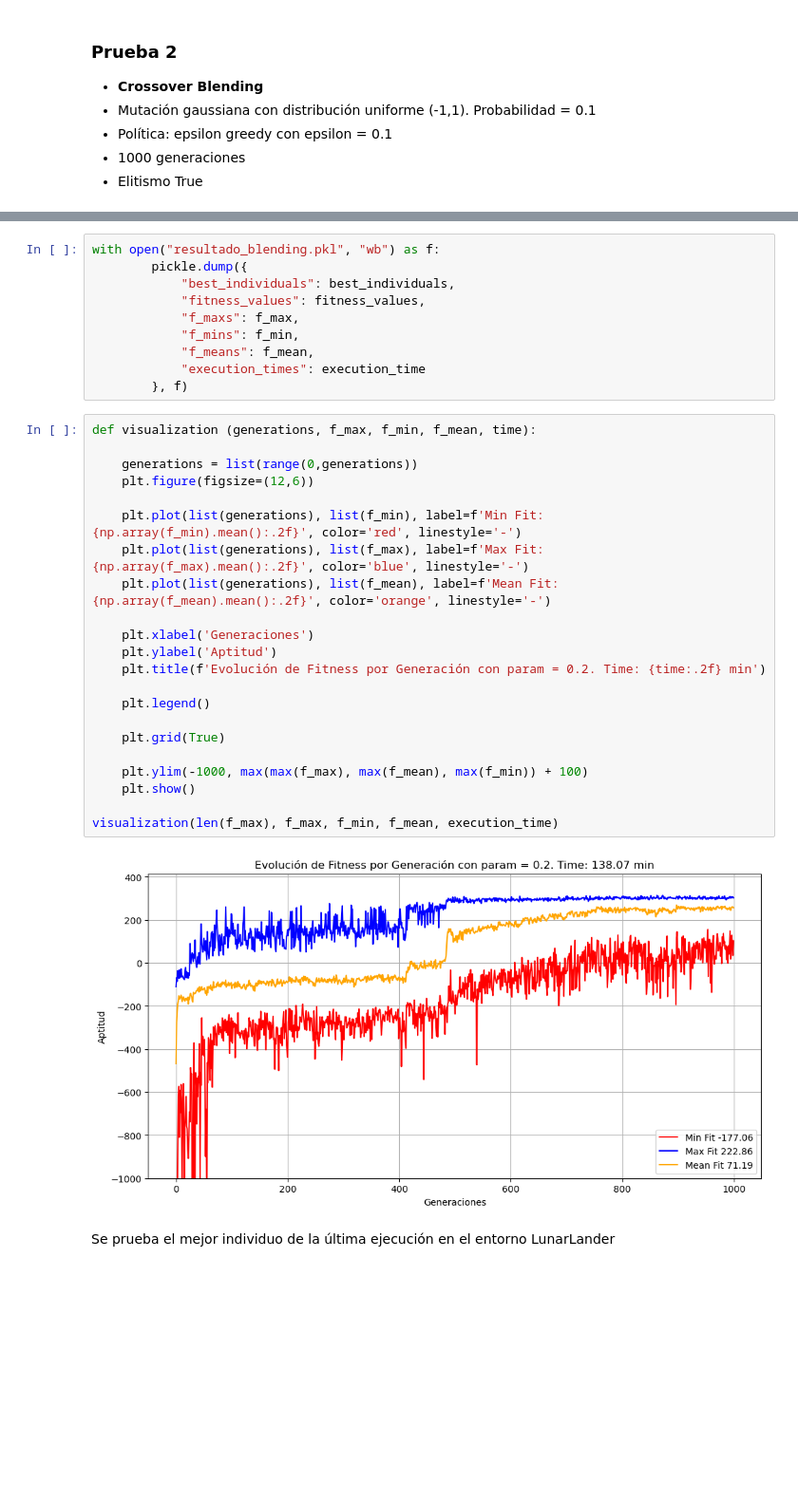
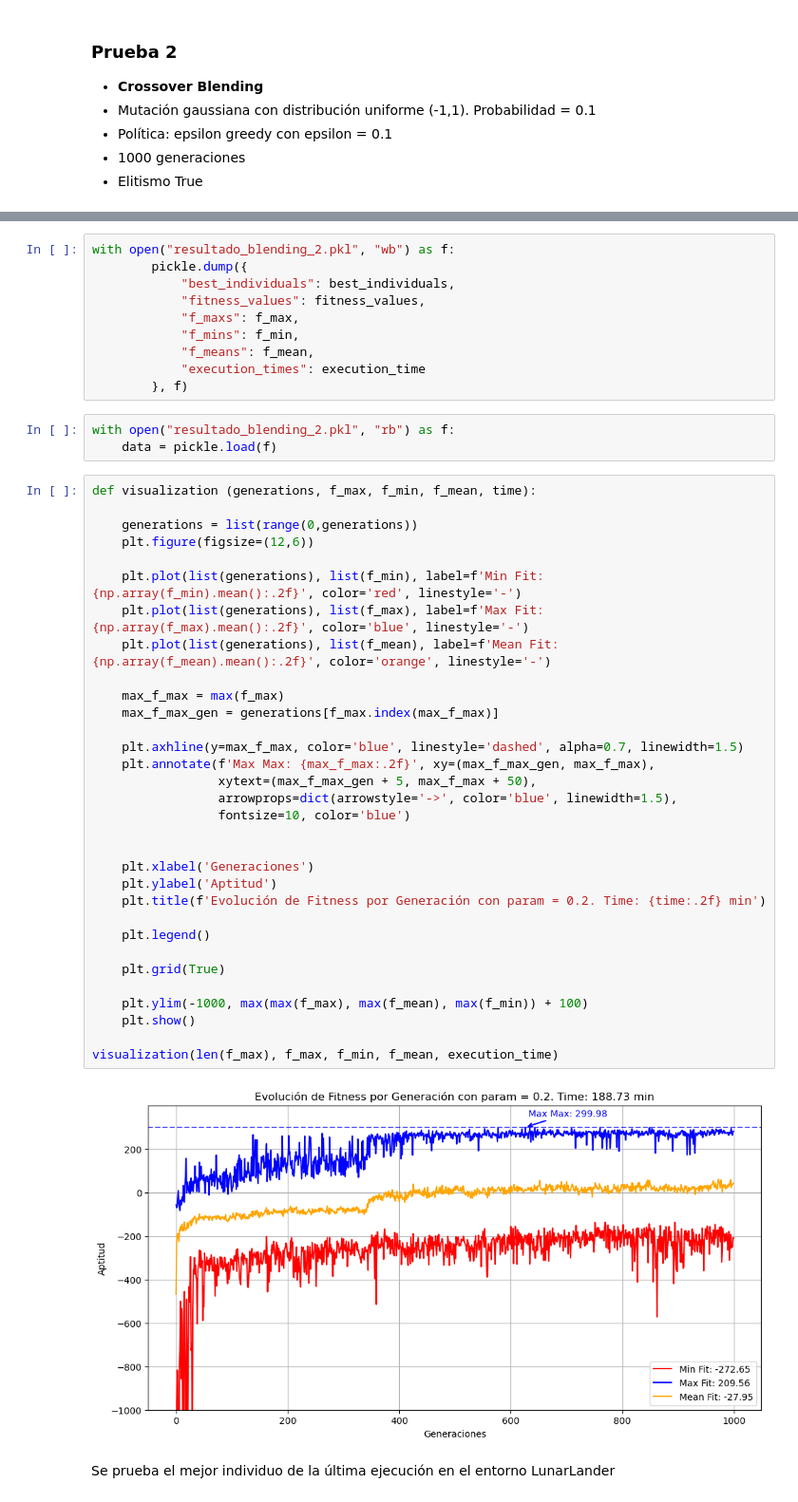
Before and after one commit to JorgeDC01/Reinforcement-Learning-GenerativeAI, a Jupyter notebook: Reinforcement_Learning/LunarLander.ipynb, the cells around one changed output, grey strips where cells are left out. Shown at 95% size. Cells and saved outputs as stored; diff of their text form; blank space fills up the shorter version.

```diff
--- a/Reinforcement_Learning/LunarLander.ipynb
+++ b/Reinforcement_Learning/LunarLander.ipynb
@@ -534,5 +540,5 @@ NameError: name 'visualization' is not defined
 # %%
-with open("resultado_blending.pkl", "wb") as f:
+with open("resultado_blending_2.pkl", "wb") as f:
         pickle.dump({
             "best_individuals": best_individuals,
             "fitness_values": fitness_values,
@@ -541,30 +547,43 @@ with open("resultado_blending.pkl", "wb") as f:
             "f_means": f_mean,
             "execution_times": execution_time
         }, f)
+# %%
+with open("resultado_blending_2.pkl", "rb") as f:
+    data = pickle.load(f)
 # %%
 def visualization (generations, f_max, f_min, f_mean, time):
 
     generations = list(range(0,generations))
     plt.figure(figsize=(12,6))
 
     plt.plot(list(generations), list(f_min), label=f'Min Fit: {np.array(f_min).mean():.2f}', color='red', linestyle='-')
     plt.plot(list(generations), list(f_max), label=f'Max Fit: {np.array(f_max).mean():.2f}', color='blue', linestyle='-')
     plt.plot(list(generations), list(f_mean), label=f'Mean Fit: {np.array(f_mean).mean():.2f}', color='orange', linestyle='-')
+
+    max_f_max = max(f_max)
+    max_f_max_gen = generations[f_max.index(max_f_max)]
+
+    plt.axhline(y=max_f_max, color='blue', linestyle='dashed', alpha=0.7, linewidth=1.5)
+    plt.annotate(f'Max Max: {max_f_max:.2f}', xy=(max_f_max_gen, max_f_max),
+                 xytext=(max_f_max_gen + 5, max_f_max + 50),
+                 arrowprops=dict(arrowstyle='->', color='blue', linewidth=1.5),
+                 fontsize=10, color='blue')
+
 
     plt.xlabel('Generaciones')
     plt.ylabel('Aptitud')
     plt.title(f'Evolución de Fitness por Generación con param = 0.2. Time: {time:.2f} min')
 
     plt.legend()
 
     plt.grid(True)
 
     plt.ylim(-1000, max(max(f_max), max(f_mean), max(f_min)) + 100)
     plt.show()
 
 visualization(len(f_max), f_max, f_min, f_mean, execution_time)
 # %% [output]
-[figure, old version]
+[figure, new version]
 # %% [markdown]
 Se prueba el mejor individuo de la última ejecución en el entorno LunarLander
 # %%
```
Also changed, not shown: parts of 2 cells of this notebook, 2 other files.
